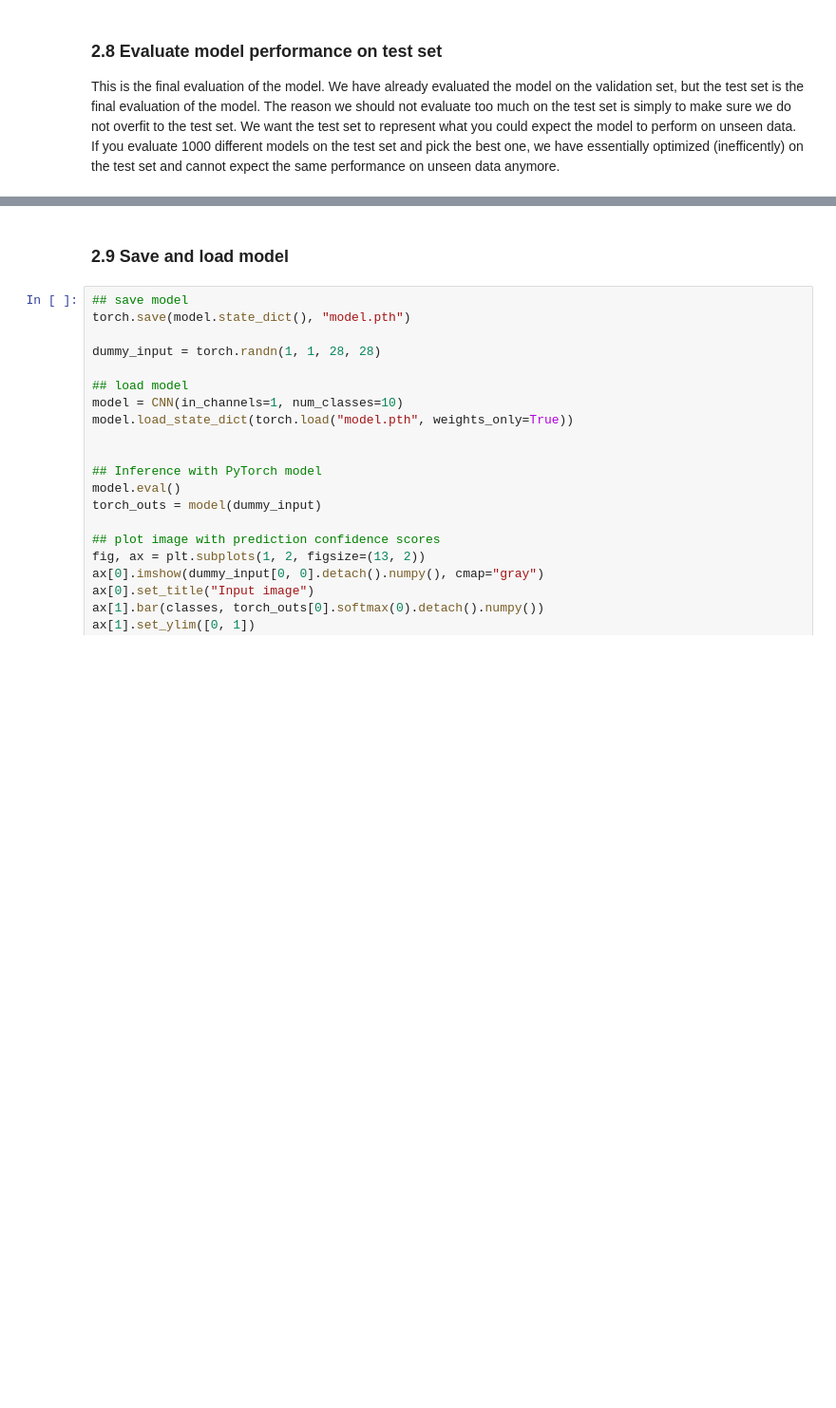
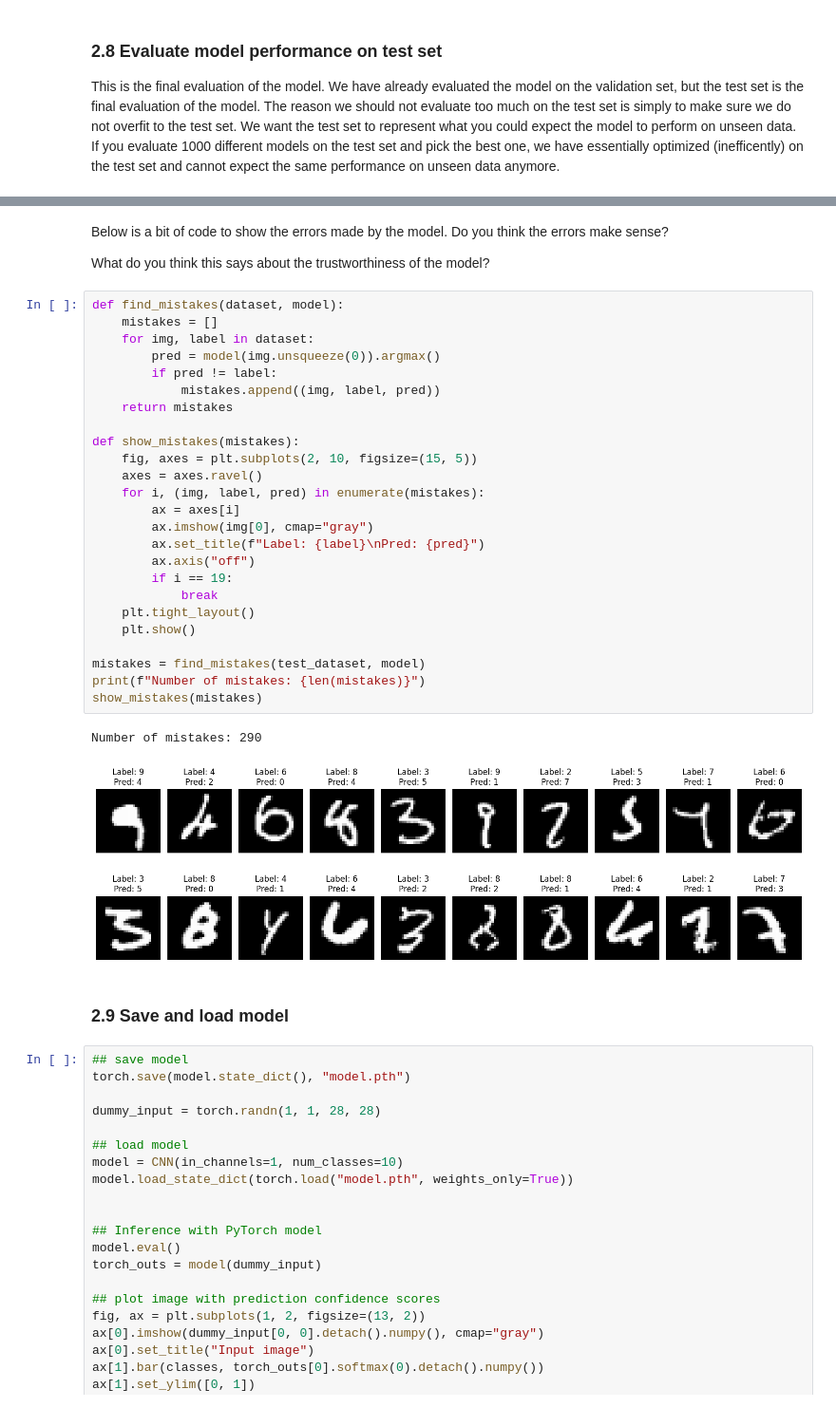
Before and after one commit to Halyjo/pytorch-intro, a Jupyter notebook: src/pytorch_tutorial.ipynb, the cells around one changed output, grey strips where cells are left out. Shown at 95% size. Cells and saved outputs as stored; diff of their text form; blank space fills up the shorter version.

```diff
--- a/src/pytorch_tutorial.ipynb
+++ b/src/pytorch_tutorial.ipynb
@@ -739,3 +742,36 @@ plot_examples(test_dataset, model=model.to("cpu")) ## Notice that we need to mov
+# %% [markdown]
+Below is a bit of code to show the errors made by the model.
+Do you think the errors make sense?
+
+What do you think this says about the trustworthiness of the model?
+# %%
+def find_mistakes(dataset, model):
+    mistakes = []
+    for img, label in dataset:
+        pred = model(img.unsqueeze(0)).argmax()
+        if pred != label:
+            mistakes.append((img, label, pred))
+    return mistakes
+
+def show_mistakes(mistakes):
+    fig, axes = plt.subplots(2, 10, figsize=(15, 5))
+    axes = axes.ravel()
+    for i, (img, label, pred) in enumerate(mistakes):
+        ax = axes[i]
+        ax.imshow(img[0], cmap="gray")
+        ax.set_title(f"Label: {label}\nPred: {pred}")
+        ax.axis("off")
+        if i == 19:
+            break
+    plt.tight_layout()
+    plt.show()
+
+mistakes = find_mistakes(test_dataset, model)
+print(f"Number of mistakes: {len(mistakes)}")
+show_mistakes(mistakes)
+# %% [output]
+Number of mistakes: 290
+[figure, added]
 # %% [markdown]
 ### 2.9 Save and load model
 # %%
```
Also changed, not shown: parts of 15 cells of this notebook.
